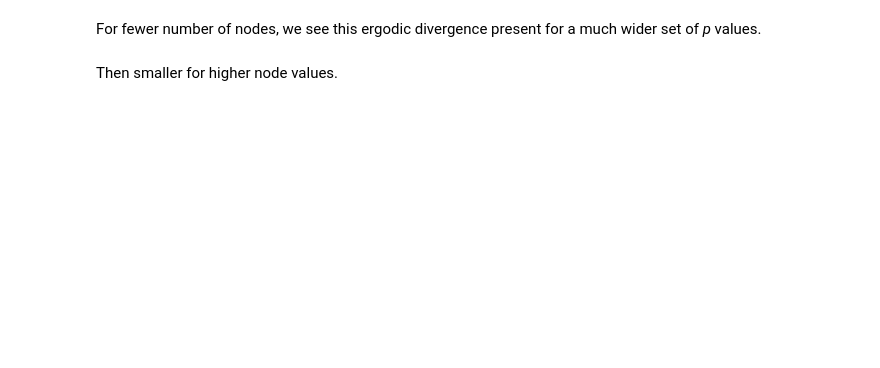
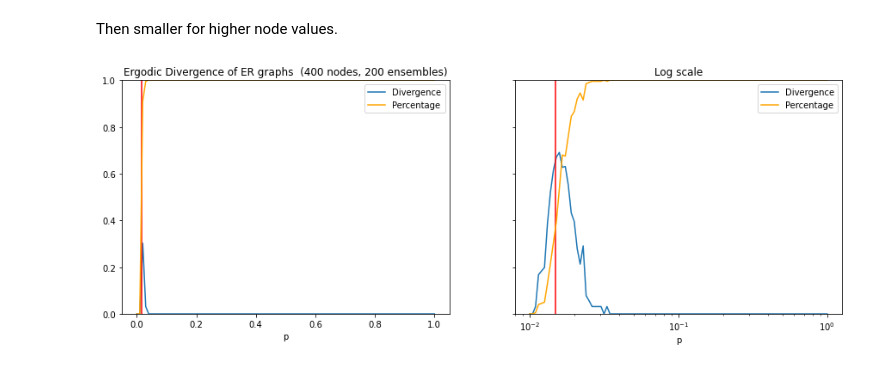
Before and after one commit to timjdavey/incoherence, a Jupyter notebook: notebooks/4.3. Results - Tipping points - ER graphs.ipynb, the cells around one changed output. Cells and saved outputs as stored; diff of their text form; code cells hidden in the pictures; blank space fills up the shorter version.

Commit message:
updating tests to make new ergodicpy structure across the board

```diff
--- a/notebooks/4.3. Results - Tipping points - ER graphs.ipynb
+++ b/notebooks/4.3. Results - Tipping points - ER graphs.ipynb
@@ -20,6 +24,6 @@ ten = series(nodes=10, cp=nb.cp)
-# %% [markdown]
-For fewer number of nodes, we see this ergodic divergence present for a much wider set of _p_ values.
-# %% [markdown]
-Then smaller for higher node values.
+# %% [markdown]
+Then smaller for higher node values.
 # %%
-thousand = series(nodes=400, cp=nb.cp, percentage=True)
+four = series(nodes=400, cp=nb.cp)
+# %% [output]
+[figure, added]
```
Also changed, not shown: parts of 7 cells of this notebook, 14 other files.
